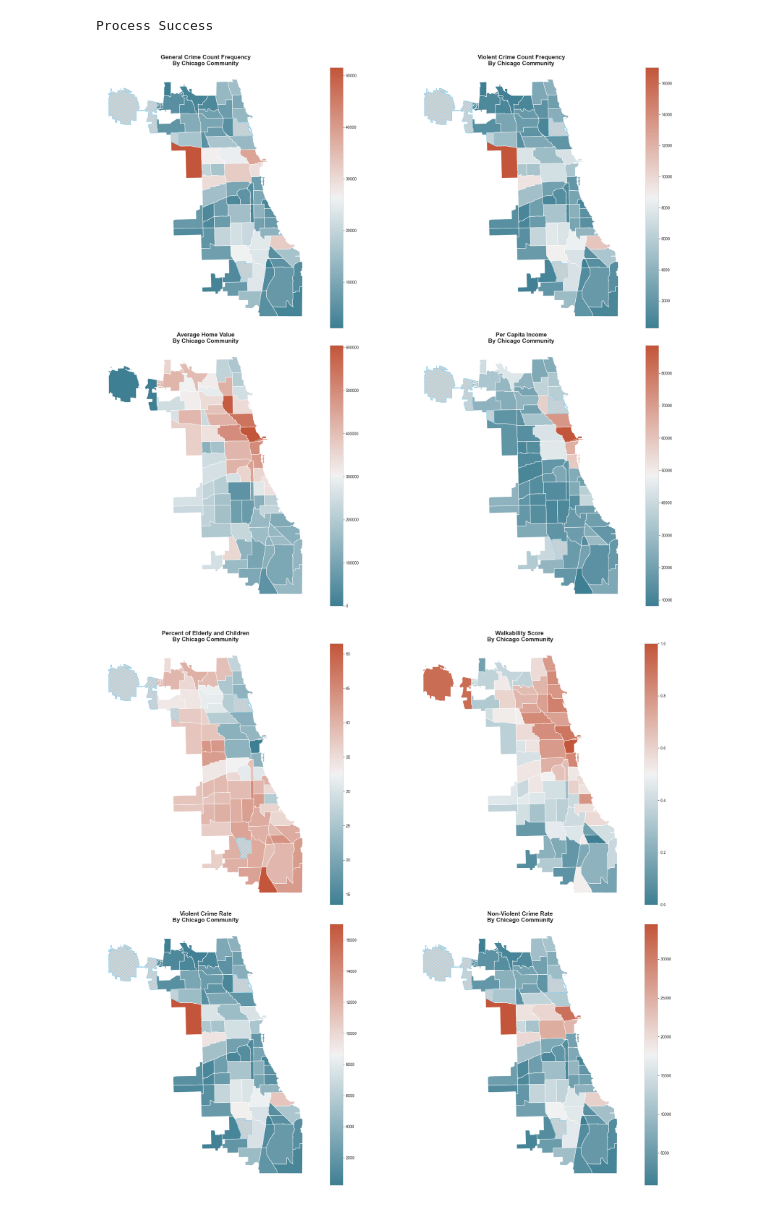
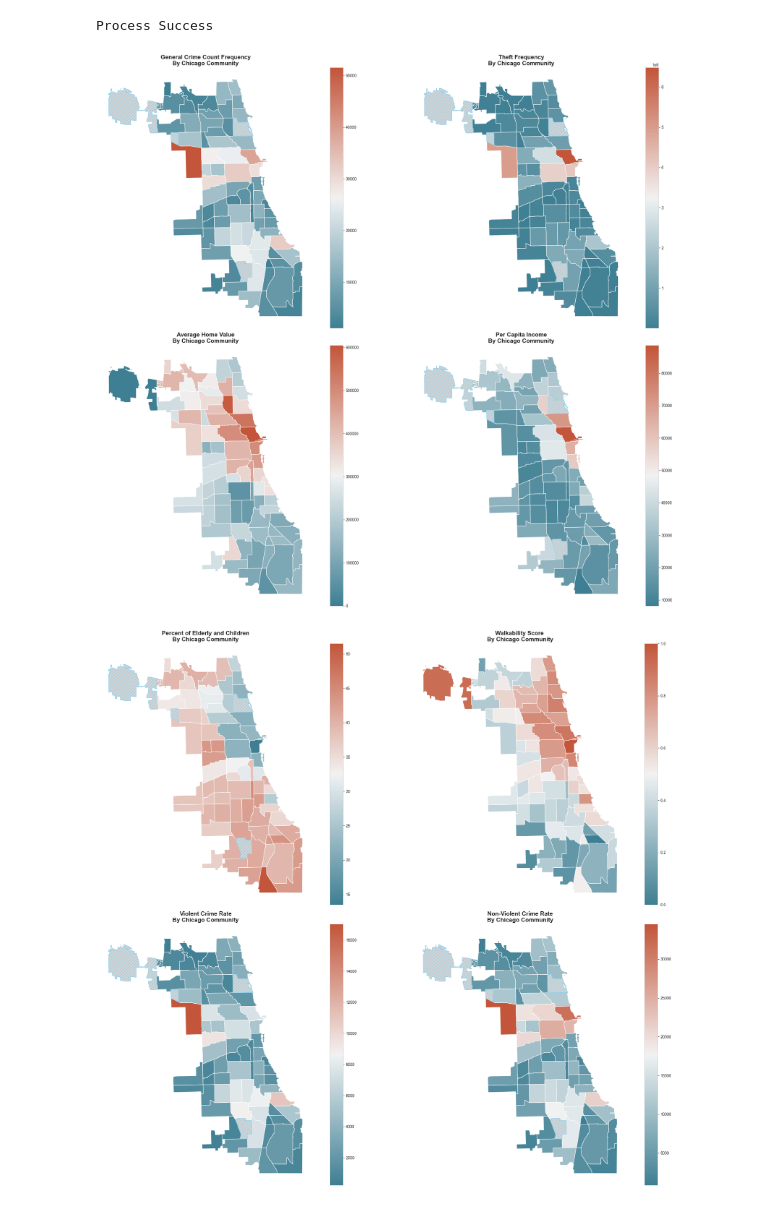
Before and after one commit to kfukutom/urban-informatics, a Jupyter notebook: src/eda_cont.ipynb, the cells around one changed output. Cells and saved outputs as stored; diff of their text form; code cells hidden in the pictures.

```diff
--- a/src/eda_cont.ipynb
+++ b/src/eda_cont.ipynb
@@ -251,35 +251,35 @@ chicago["crimevspop"] = chicago["Violent Crime Count"] / chicago["POP2010"]
 
 sb.set_style("whitegrid")
 fig, axes = plt.subplots(2, 2, figsize=(24, 20))
 
 # function that 'automates' the process
 def plot_data(ax, column, title, cmap):
     chicago.plot(
         column=column,
         legend=True,
         cmap=cmap,
         missing_kwds={
             "color": "lightgrey",
             "edgecolor": "skyblue",
             "hatch": "///",
             "label": "Missing values"
         },
         ax=ax
 
     )
     ax.set_title(title, fontsize=15, fontweight='bold')
     ax.set_axis_off()
 cmap = sb.diverging_palette(220, 20, as_cmap=True)
 # Plot each data on a specific subplot axis
 plot_data(axes[0, 0], "Crime Count", "General Crime Count Frequency\nBy Chicago Community", cmap)
-plot_data(axes[0, 1], "Violent Crime Count", "Violent Crime Count Frequency\nBy Chicago Community", cmap)
+plot_data(axes[0, 1], "Theft Count", "Theft Frequency\nBy Chicago Community", cmap)
 plot_data(axes[1, 0], "Price", "Average Home Value\nBy Chicago Community", cmap)
 plot_data(axes[1, 1], "PER CAPITA INCOME ", "Per Capita Income\nBy Chicago Community", cmap)
 axes[1, 1].axis('off')
 plt.tight_layout()
 plt.show()
 # %% [output]
-[figure, old version]
+[figure, new version]
 # %%
 sb.set_style("whitegrid")
 fig, axes = plt.subplots(2, 2, figsize=(24, 20))
```
Also changed, not shown: parts of 5 cells of this notebook.
